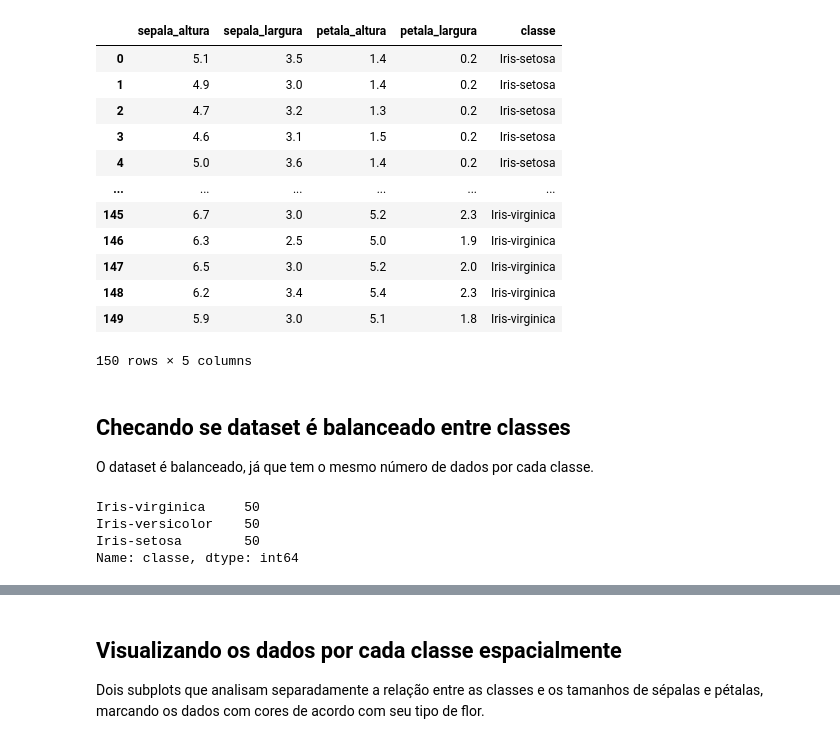
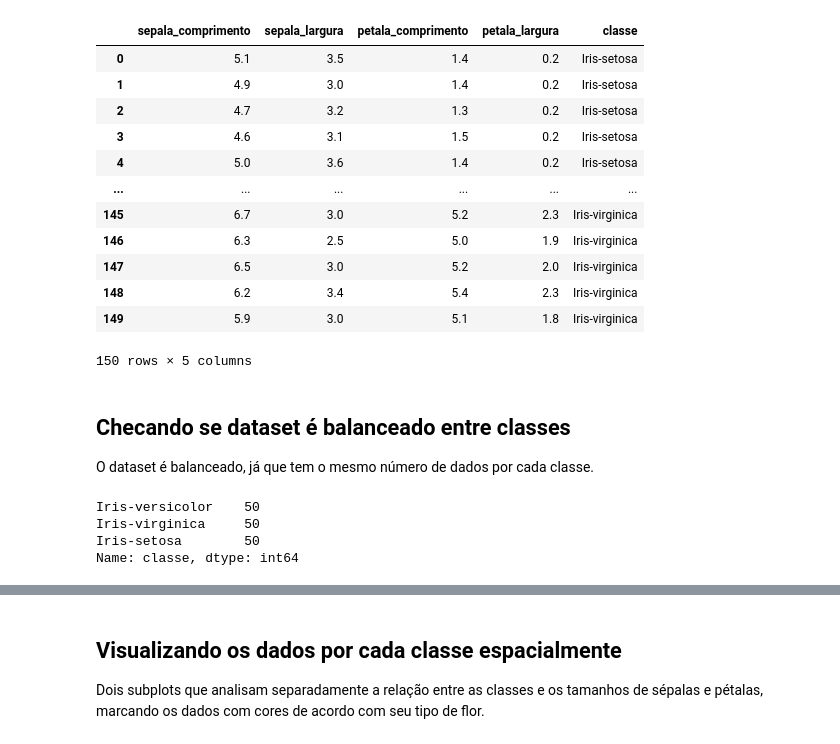
Before and after one commit to gabriellesfaria/T1-AM1, a Jupyter notebook: analiseExploratoria.ipynb, the cells around one changed output, grey strips where cells are left out. Saved outputs shown, nothing was run; the diff lists cells and outputs as text; code cells hidden in the pictures.

```diff
--- a/analiseExploratoria.ipynb
+++ b/analiseExploratoria.ipynb
@@ -1,21 +1,21 @@
 # %%
 import pandas as pd
 import numpy as np
 from sklearn import tree, metrics
 from sklearn.model_selection import train_test_split
 
 
 iris = pd.read_csv('iris.data', header=None)
 
-iris.rename(columns={0:'sepala_altura',
+iris.rename(columns={0:'sepala_comprimento',
                      1:'sepala_largura',
-                     2:'petala_altura',
+                     2:'petala_comprimento',
                      3:'petala_largura',
                      4:'classe'}, inplace=True)
 
 iris
 # %% [output]
-|  | sepala_altura | sepala_largura | petala_altura | petala_largura | classe |
+|  | sepala_comprimento | sepala_largura | petala_comprimento | petala_largura | classe |
 | 0 | 5.1 | 3.5 | 1.4 | 0.2 | Iris-setosa |
 | 1 | 4.9 | 3.0 | 1.4 | 0.2 | Iris-setosa |
 | 2 | 4.7 | 3.2 | 1.3 | 0.2 | Iris-setosa |
@@ -34,7 +34,7 @@ O dataset é balanceado, já que tem o mesmo número de dados por cada classe.
 # %%
 iris.classe.value_counts()
 # %% [output]
+Iris-versicolor    50
 Iris-virginica     50
-Iris-versicolor    50
 Iris-setosa        50
 Name: classe, dtype: int64
```
Also changed, not shown: parts of 2 cells of this notebook.
